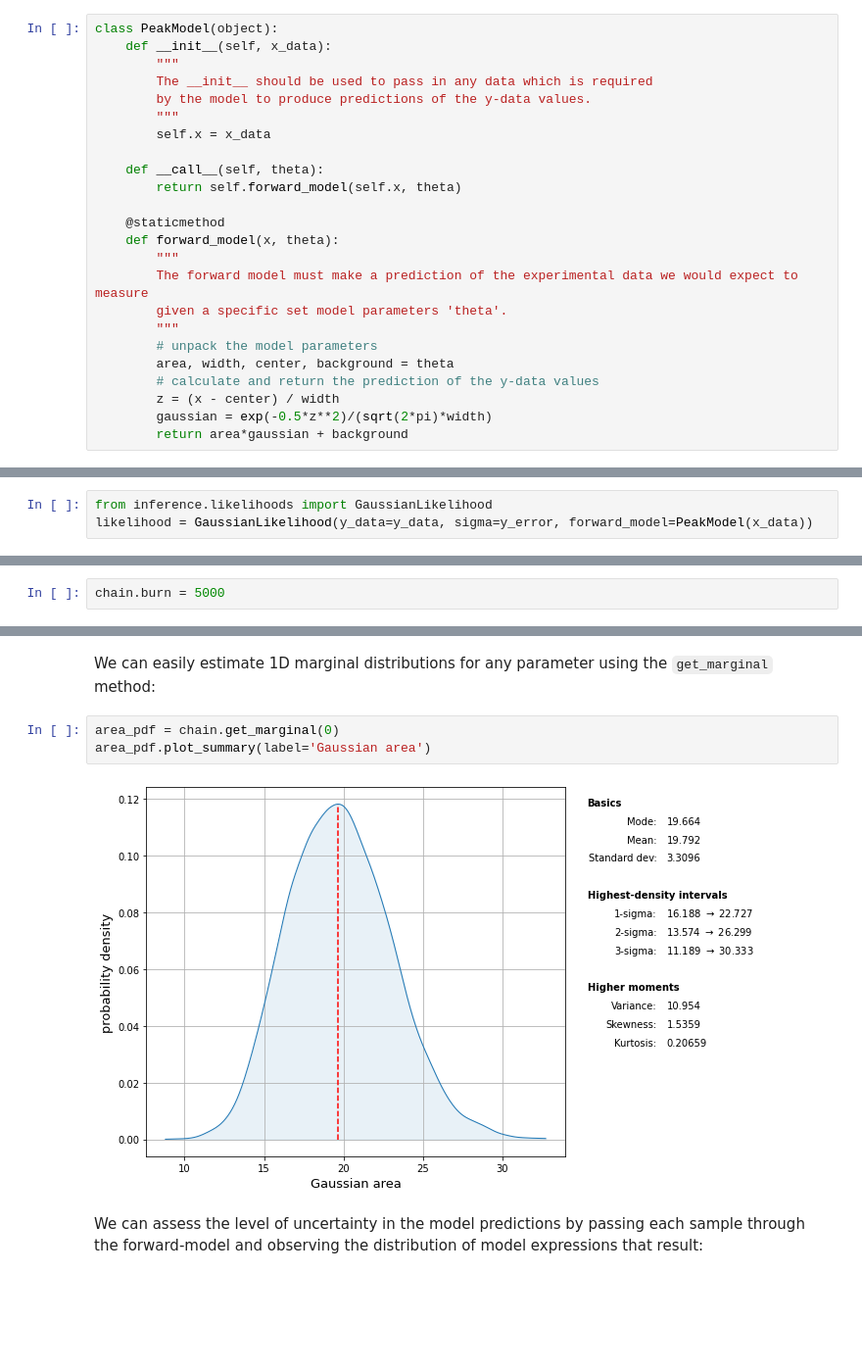
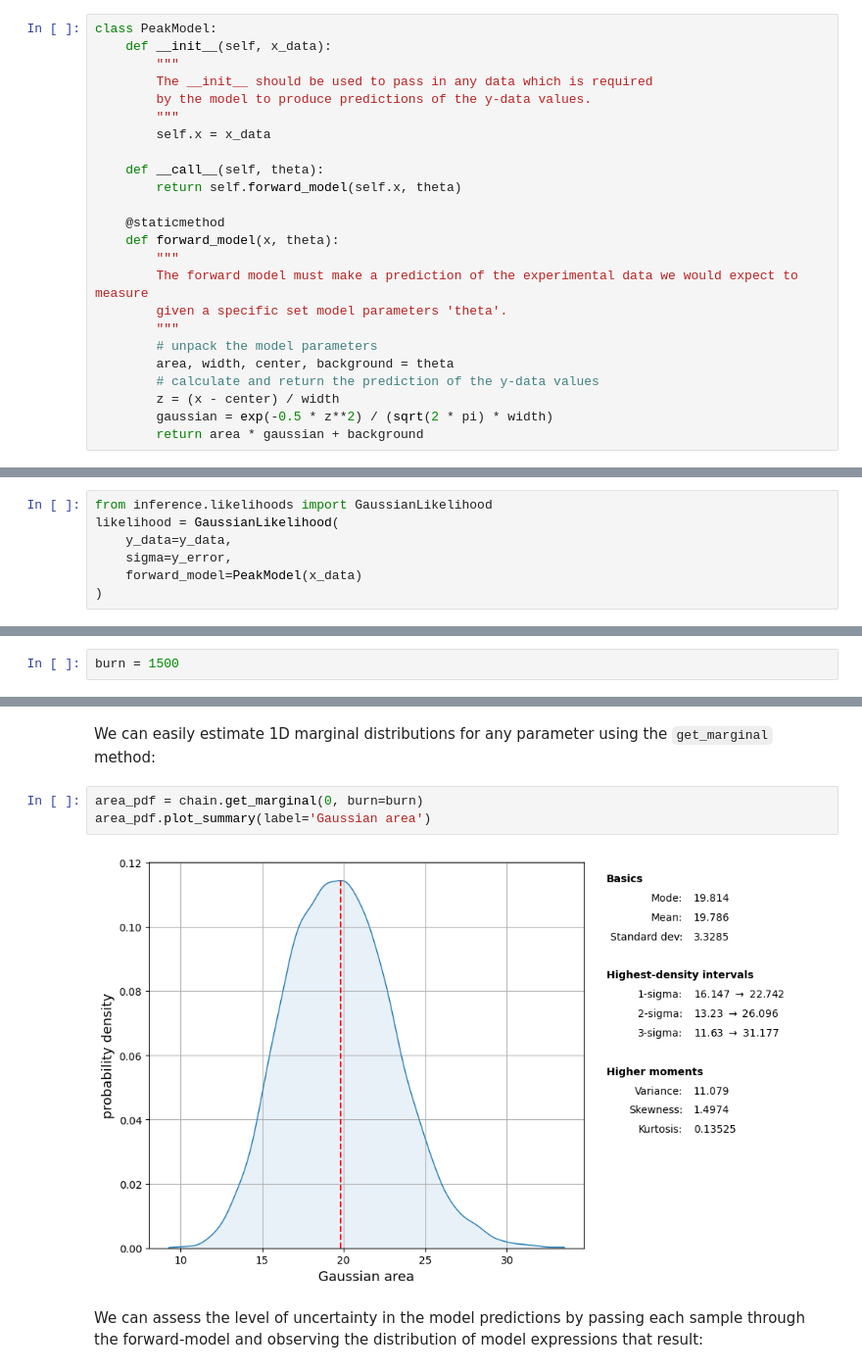
Before and after one commit to C-bowman/inference-tools, a Jupyter notebook: demos/gaussian_fitting_demo.ipynb, the cells around one changed output, grey strips where cells are left out. Shown at 98% size. Drawn from its saved outputs; the diff is of its cells as text; blank space fills up the shorter version.

```diff
--- a/demos/gaussian_fitting_demo.ipynb
+++ b/demos/gaussian_fitting_demo.ipynb
@@ -42,7 +48,7 @@ In this notebook we're going to:
 ## __Constructing the likelihood__
 The first step is to implement our model. For simple models like this one this can be done using just a function, but as models become more complex it is becomes useful to build them as classes. Here we implement the model as the `PeakModel` class, where by defining the `__call__` instance method, an instance of `PeakModel` can be called as a function to return a prediction of the y-data values.
 # %%
-class PeakModel(object):
+class PeakModel:
     def __init__(self, x_data):
         """
         The __init__ should be used to pass in any data which is required
@@ -63,15 +69,19 @@ class PeakModel(object):
         area, width, center, background = theta
         # calculate and return the prediction of the y-data values
         z = (x - center) / width
-        gaussian = exp(-0.5*z**2)/(sqrt(2*pi)*width)
-        return area*gaussian + background
+        gaussian = exp(-0.5 * z**2) / (sqrt(2 * pi) * width)
+        return area * gaussian + background
 # %% [markdown]
 Inference-tools has a variety of likelihood classes which allow you to easily construct a likelihood function given the measured data and your forward-model.
 
 As in this example we assume the errors on the y-data values to be Gaussian, we use the `GaussianLikelihood` class from the `likelihoods` module:
 # %%
 from inference.likelihoods import GaussianLikelihood
-likelihood = GaussianLikelihood(y_data=y_data, sigma=y_error, forward_model=PeakModel(x_data))
+likelihood = GaussianLikelihood(
+    y_data=y_data,
+    sigma=y_error,
+    forward_model=PeakModel(x_data)
+)
 # %% [markdown]
 Instances of the likelihood classes can be called as functions, and return the log-likelihood when passed a vector of model parameters:
 # %%
@@ -162,5 +173,5 @@ can be chosen by setting the `burn` attribute of the chain object:
-# %%
-chain.burn = 5000
+# %%
+burn = 1500
 # %% [markdown]
 ## __Using the sample to infer the model parameters__
 
@@ -175,10 +186,10 @@ chain.matrix_plot(labels=labels)
 We can easily estimate 1D marginal distributions for any parameter
 using the `get_marginal` method:
 # %%
-area_pdf = chain.get_marginal(0)
+area_pdf = chain.get_marginal(0, burn=burn)
 area_pdf.plot_summary(label='Gaussian area')
 # %% [output]
-[figure, old version]
+[figure, new version]
 # %% [markdown]
 We can assess the level of uncertainty in the model predictions by passing each sample
 through the forward-model and observing the distribution of model expressions that result:
```
Also changed, not shown: parts of 9 cells of this notebook, 5 other files.
